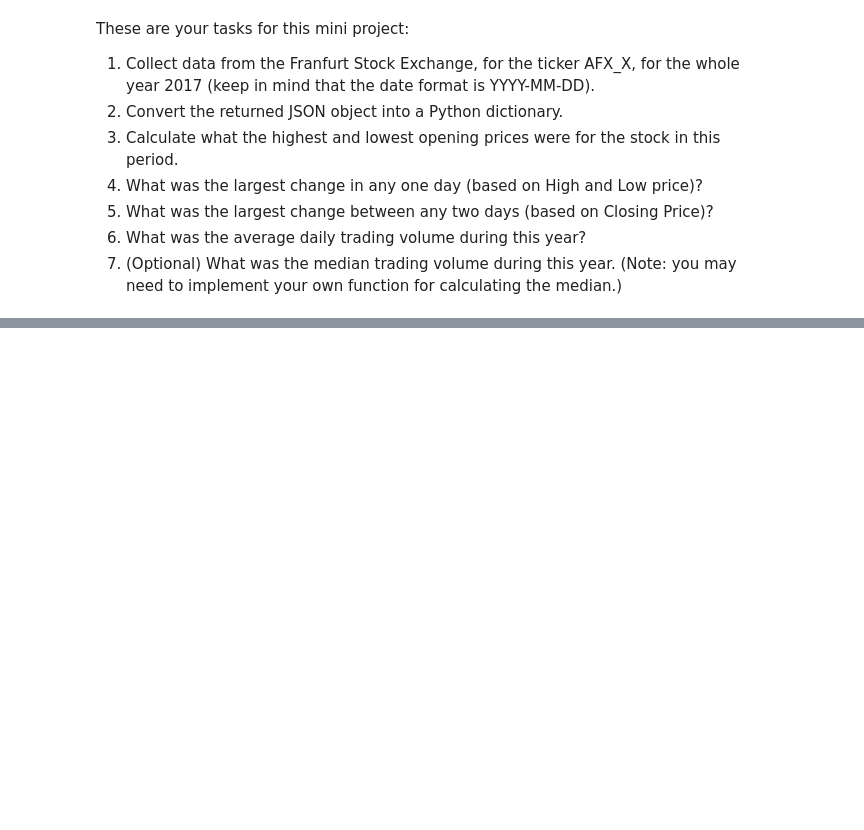
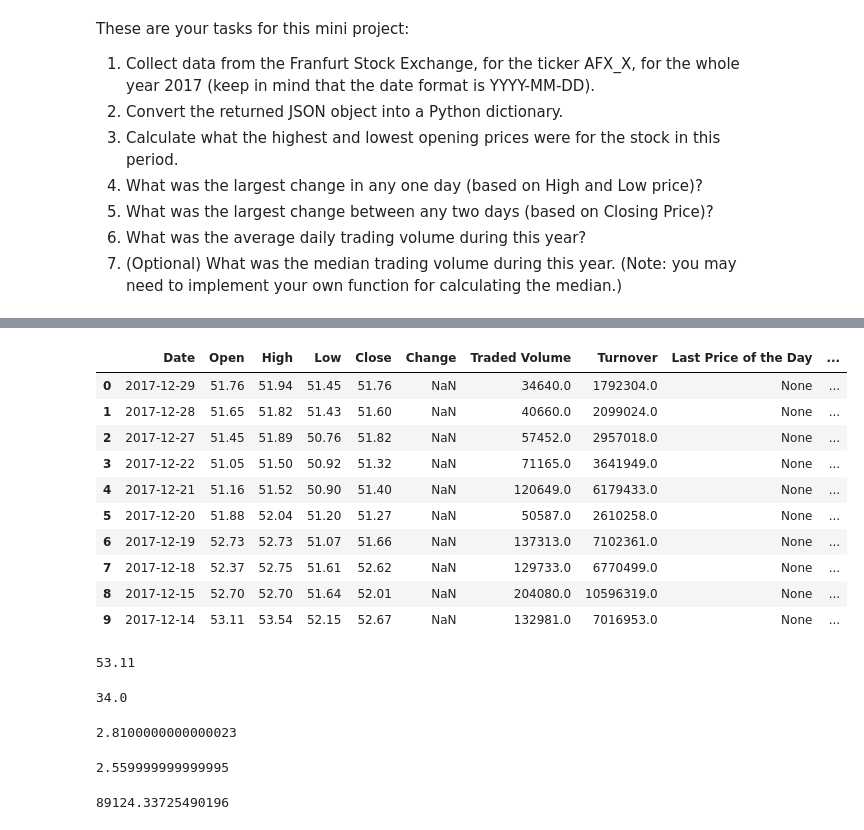
Before and after one commit to akc83/Mini-Projects-5-, a Jupyter notebook: api_data_wrangling_mini_project.ipynb, the cells around one changed output, grey strips where cells are left out. Drawn from its saved outputs; the diff is of its cells as text; code cells hidden in the pictures; blank space fills up the shorter version.

```diff
--- a/api_data_wrangling_mini_project.ipynb
+++ b/api_data_wrangling_mini_project.ipynb
@@ -46,3 +62,12 @@ These are your tasks for this mini project:
 5. What was the largest change between any two days (based on Closing Price)?
 6. What was the average daily trading volume during this year?
 7. (Optional) What was the median trading volume during this year. (Note: you may need to implement your own function for calculating the median.)
+# %%
+# 1.
+r= requests.get("https://www.quandl.com/api/v3/datasets/FSE/AFX_X/data.json")
+
+# 2.
+json_data = r.json()
+list = json_data["dataset_data"]["data"]
+list1 = [item for item in list if '2017' in item[0]]
+list1
@@ -48,0 +112,3 @@ These are your tasks for this mini project:
+# %%
+ldf = pd.DataFrame(list1)
+ldf.head()
@@ -48,0 +122,44 @@ These are your tasks for this mini project:
+# %%
+ldf.columns = json_data["dataset_data"]["column_names"]
+ldf.head(10)
+# %% [output]
+|  | Date | Open | High | Low | Close | Change | Traded Volume | Turnover | Last Price of the Day | ... |
+| 0 | 2017-12-29 | 51.76 | 51.94 | 51.45 | 51.76 | NaN | 34640.0 | 1792304.0 | None | ... |
+| 1 | 2017-12-28 | 51.65 | 51.82 | 51.43 | 51.60 | NaN | 40660.0 | 2099024.0 | None | ... |
+| 2 | 2017-12-27 | 51.45 | 51.89 | 50.76 | 51.82 | NaN | 57452.0 | 2957018.0 | None | ... |
+| 3 | 2017-12-22 | 51.05 | 51.50 | 50.92 | 51.32 | NaN | 71165.0 | 3641949.0 | None | ... |
+| 4 | 2017-12-21 | 51.16 | 51.52 | 50.90 | 51.40 | NaN | 120649.0 | 6179433.0 | None | ... |
+| 5 | 2017-12-20 | 51.88 | 52.04 | 51.20 | 51.27 | NaN | 50587.0 | 2610258.0 | None | ... |
+| 6 | 2017-12-19 | 52.73 | 52.73 | 51.07 | 51.66 | NaN | 137313.0 | 7102361.0 | None | ... |
+| 7 | 2017-12-18 | 52.37 | 52.75 | 51.61 | 52.62 | NaN | 129733.0 | 6770499.0 | None | ... |
+| 8 | 2017-12-15 | 52.70 | 52.70 | 51.64 | 52.01 | NaN | 204080.0 | 10596319.0 | None | ... |
+| 9 | 2017-12-14 | 53.11 | 53.54 | 52.15 | 52.67 | NaN | 132981.0 | 7016953.0 | None | ... |
+# %%
+# 3.
+max_open = ldf['Open'].max()
+max_open
+# %% [output]
+53.11
+# %%
+# 3.
+min_open = ldf['Open'].min()
+min_open
+# %% [output]
+34.0
+# %%
+# 4.
+max_change = [ldf['High'] - ldf['Low']]
+largest_change = np.asarray(max_change).max()
+largest_change
+# %% [output]
+2.8100000000000023
+# %%
+# 5.
+ldf.Close.diff().max()
+# %% [output]
+2.559999999999995
+# %%
+# 6.
+ldf['Traded Volume'].mean()
+# %% [output]
+89124.33725490196
```
Also changed, not shown: parts of 7 cells of this notebook.
